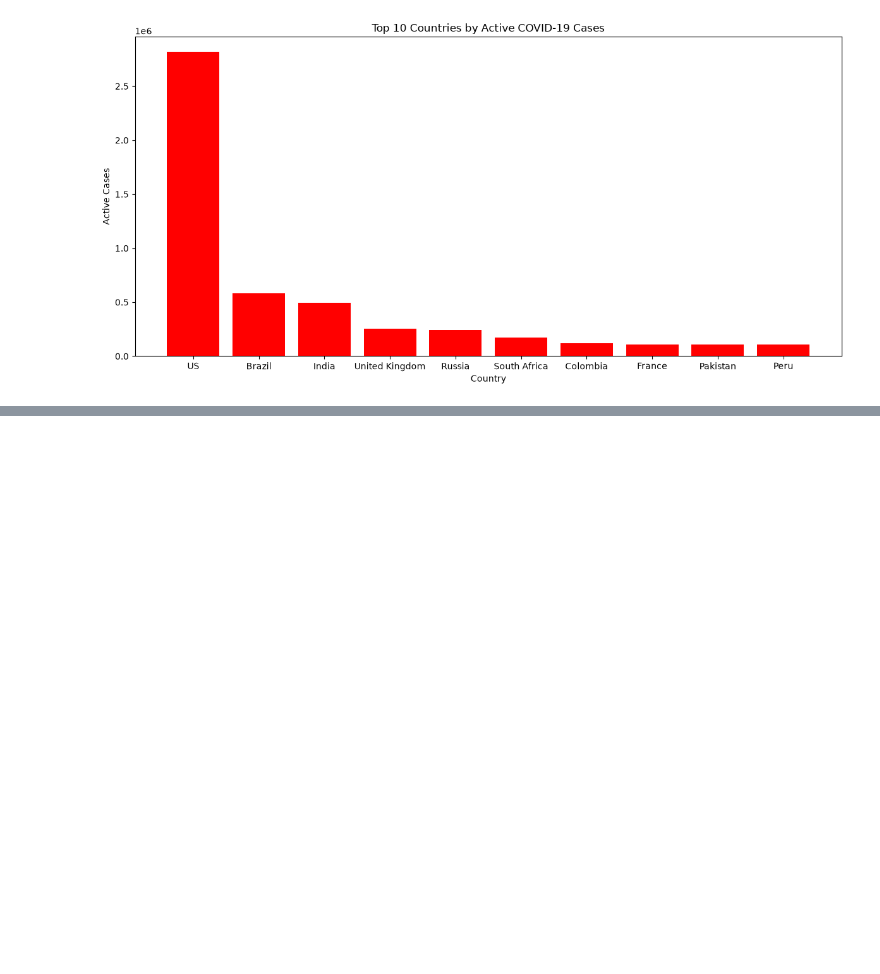
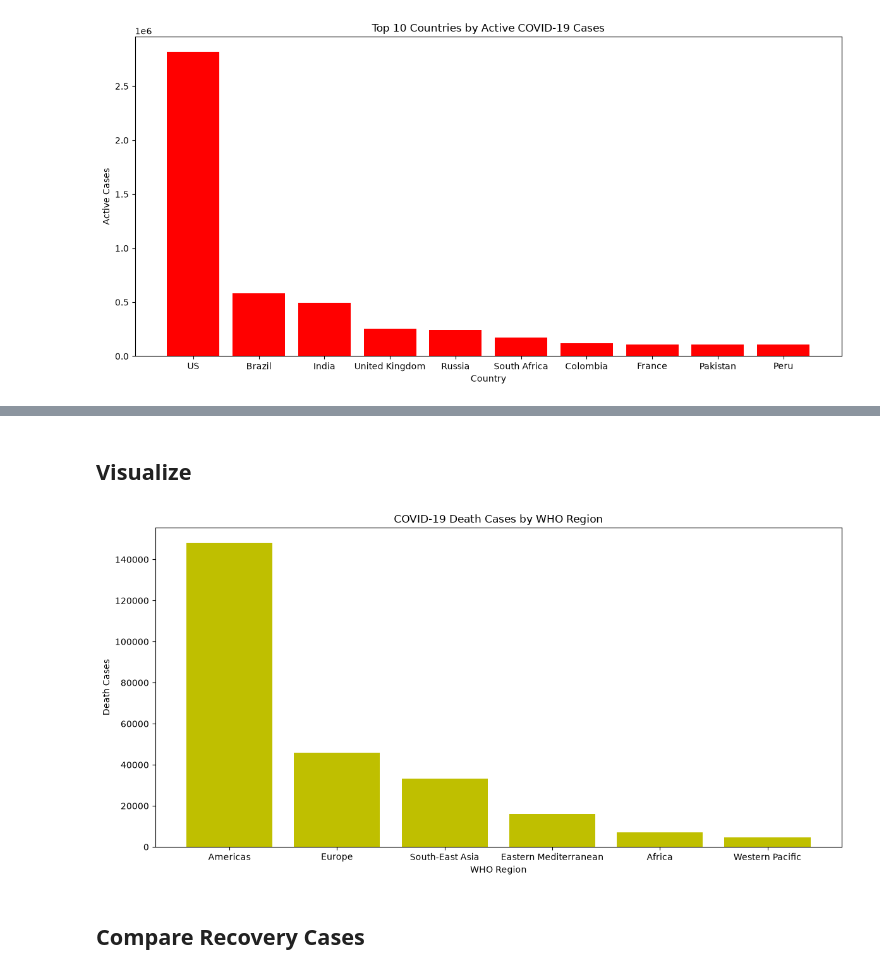
Before and after one commit to lashvv/Covid19, a Jupyter notebook: notebooks/03_analysis.ipynb, the cells around one changed output, grey strips where cells are left out. Saved outputs shown, nothing was run; the diff lists cells and outputs as text; code cells hidden in the pictures; blank space fills up the shorter version.

```diff
--- a/notebooks/03_analysis.ipynb
+++ b/notebooks/03_analysis.ipynb
@@ -293,0 +351,7 @@ plt.show()
+# %%
+region_deaths = region_totals.sort_values(
+    'Deaths',
+    ascending=False
+)
+
+region_deaths
@@ -293,0 +366,21 @@ plt.show()
+# %% [markdown]
+## Visualize
+# %%
+plt.figure(figsize=(12,6))
+
+plt.bar(
+    region_deaths['WHO Region'],
+    region_deaths['Deaths'],
+    color='y'
+)
+
+plt.xlabel('WHO Region')
+plt.ylabel('Death Cases')
+plt.title('COVID-19 Death Cases by WHO Region')
+
+plt.tight_layout()
+plt.show()
+# %% [output]
+[figure, added]
+# %% [markdown]
+## Compare Recovery Cases
```
Also changed, not shown: parts of 15 cells of this notebook.
